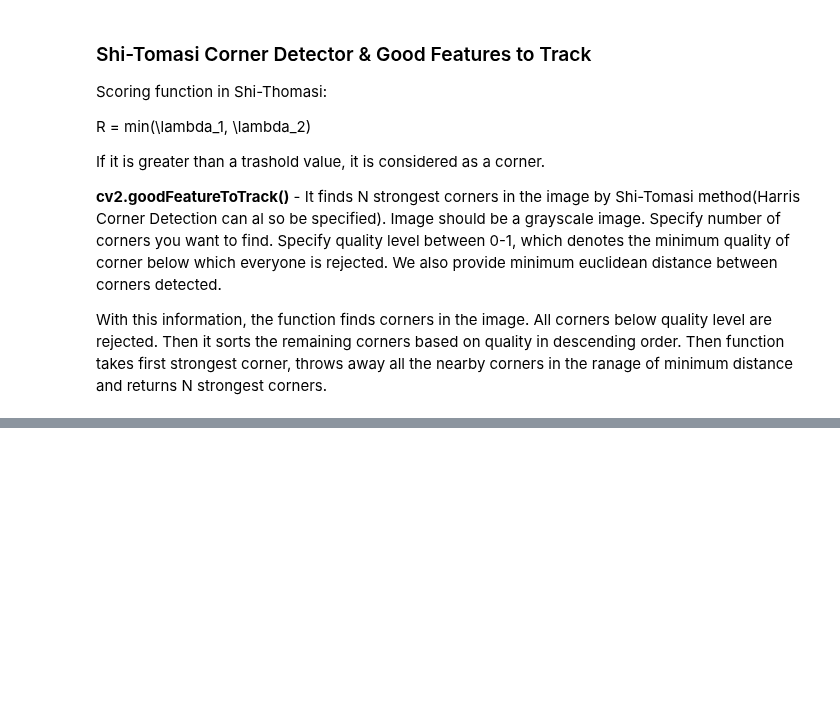
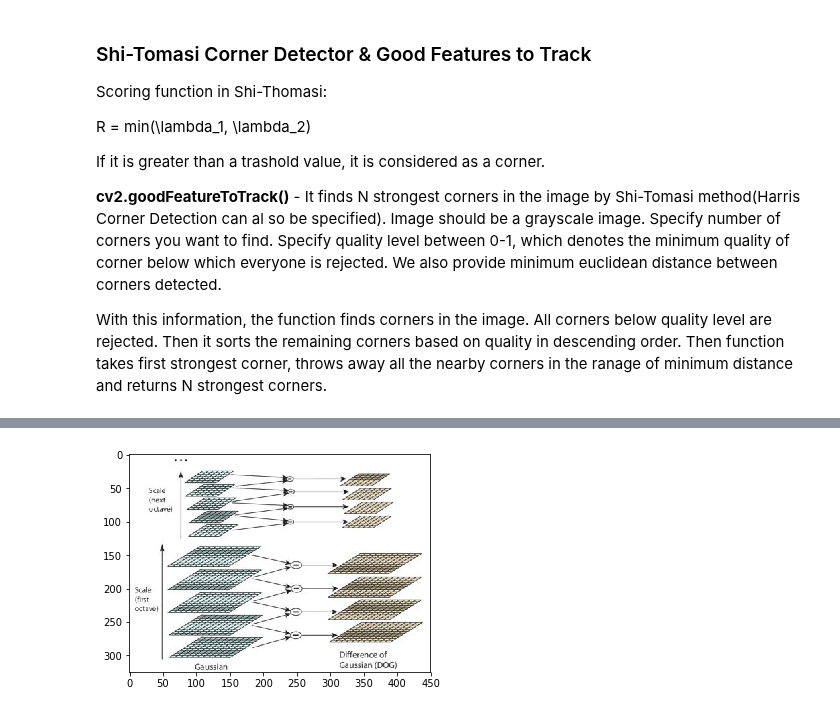
Before and after one commit to IamMohitM/OpenCV-Learning, a Jupyter notebook: Feature Detection and Description.ipynb, the cells around one changed output, grey strips where cells are left out. Drawn from its saved outputs; the diff is of its cells as text; code cells hidden in the pictures; blank space fills up the shorter version.

Commit message:
SIFT

```diff
--- a/Feature Detection and Description.ipynb
+++ b/Feature Detection and Description.ipynb
@@ -114,0 +156,5 @@ corners = cv2.goodFeaturesToTrack(gray, 25, )
+# %%
+img = cv2.imread('images/sift_dog.jpg')
+plt.imshow(img);
+# %% [output]
+[figure, added]
```
Also changed, not shown: parts of 11 cells of this notebook, 3 other files.
